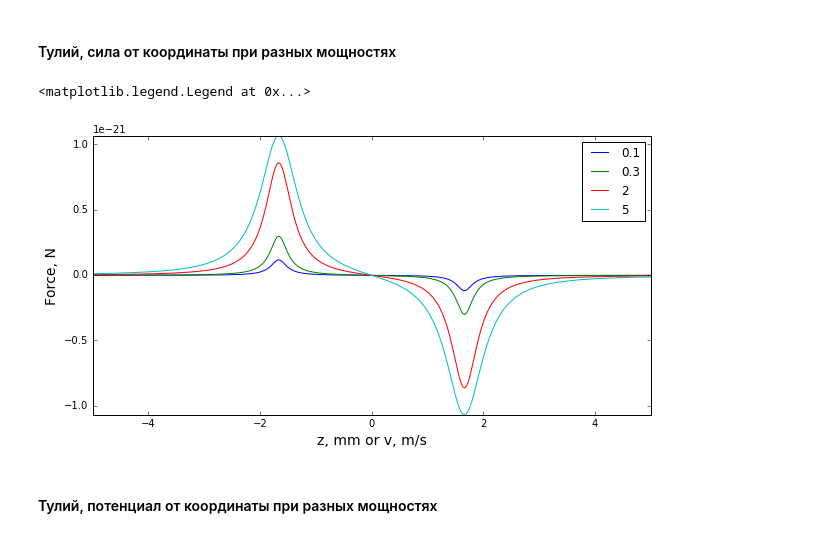
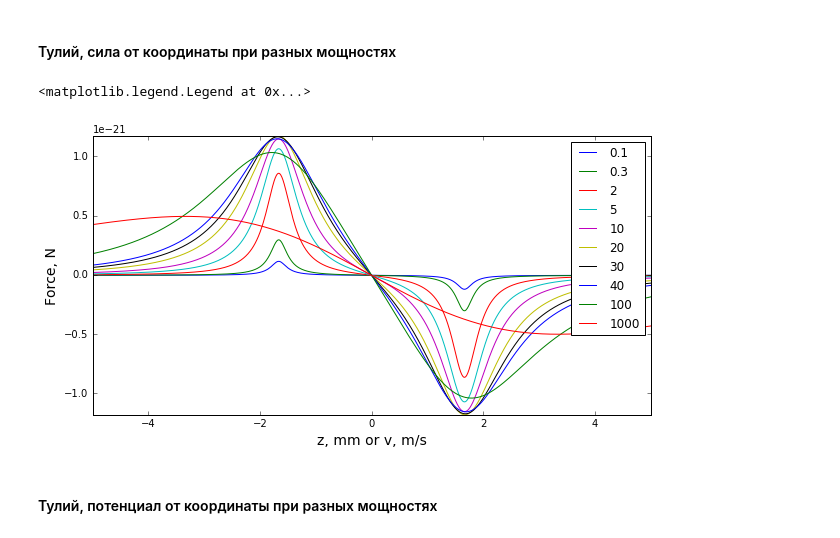
Before and after one commit to thulium-lab/python_programs_to_use, a Jupyter notebook: processing_individual_measurement3.0-Gulia.ipynb, the cells around one changed output. Drawn from its saved outputs; the diff is of its cells as text; code cells hidden in the pictures.

```diff
--- a/processing_individual_measurement3.0-Gulia.ipynb
+++ b/processing_individual_measurement3.0-Gulia.ipynb
@@ -272,10 +288,3 @@ imshow(b,cmap=get_cmap('Blues'))
  #   return k*x + b
 def linear(x,k,b):
     return k*x + b
-# %%
-t=1
-#y, yerr = quad(linear, 0, t, args=(10,0))
-x = Symbol('x')
-y = integrate (linear(x,1,0), x)
-y
-#help(integrate)
@@ -700,32 +755,32 @@ legend(δset,loc=4)
 # %%
 # тулий, сила
 
 γ=0.35 # MHz
 Γ=2*pi*γ # MHz
 λ=531*10**(-9) # nm
 k=2*pi/λ
 m=169*1.66*10**(-27) # kg
 dB=19*10**(-2)/4*1.5 # Тл/м
 
 z = linspace(-5,5,1000) # mm for z or m/s for v
 v = 0
 δ = -5*γ
 
 figsize(10,5)
-sset=[0.1,0.3,2,5]
-for s in sset: # MHz
+sset=[0.1,0.3,2,5,10,20,30,40,100,1000]
+for s in sset:
     y = Force(δ,s,v,z) # dependence on z
     #y = Force(δ,s,z,v) # dependence on v
     plot(z,y)
 
 #print(2*pi*10**(12)/(μ*dB),'мкм/МГц')
 axis('tight')
 xlabel('z, mm or v, m/s', fontsize=14)
 ylabel('Force, N', fontsize=14)
 legend(sset)
 # %% [output]
 <matplotlib.legend.Legend at 0x...>
-[figure, old version]
+[figure, new version]
 # %% [markdown]
 #### Тулий, потенциал от координаты при разных мощностях
 # %%
```
Also changed, not shown: parts of 28 cells of this notebook, 14 other files.
